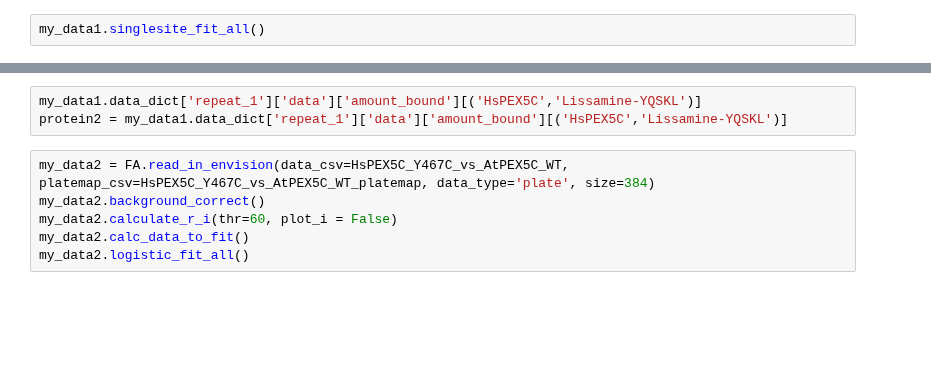
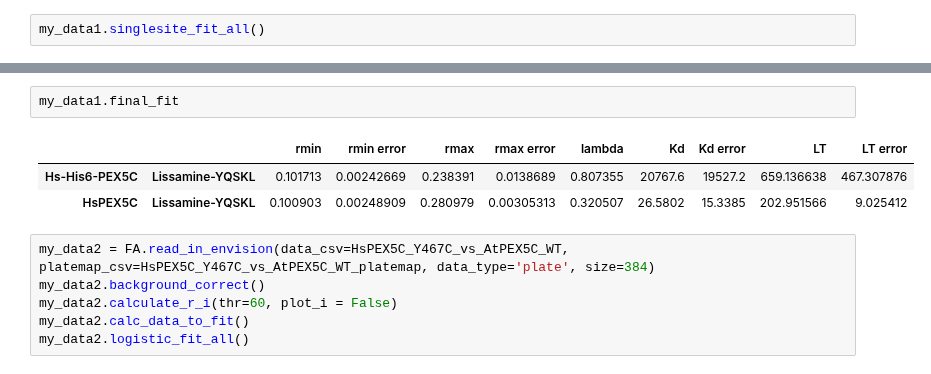
Before and after one commit to mariuszlas/Fluorescence-Anisotropy-Analysis-Development, a Jupyter notebook: fluorescenceanisotropy/fluores_anisotropy.ipynb, the cells around one changed output, grey strips where cells are left out. Cells and saved outputs as stored; diff of their text form; blank space fills up the shorter version.

```diff
--- a/fluorescenceanisotropy/fluores_anisotropy.ipynb
+++ b/fluorescenceanisotropy/fluores_anisotropy.ipynb
@@ -1236,6 +1199,9 @@ my_data1.data_dict['repeat_1']['data']['amount_bound'][('Hs-His6-PEX5C','Lissami
-# %%
-my_data1.data_dict['repeat_1']['data']['amount_bound'][('HsPEX5C','Lissamine-YQSKL')]
-protein2 = my_data1.data_dict['repeat_1']['data']['amount_bound'][('HsPEX5C','Lissamine-YQSKL')]
+# %%
+my_data1.final_fit
+# %% [output]
+|  |  | rmin | rmin error | rmax | rmax error | lambda | Kd | Kd error | LT | LT error |
+| Hs-His6-PEX5C | Lissamine-YQSKL | 0.101713 | 0.00242669 | 0.238391 | 0.0138689 | 0.807355 | 20767.6 | 19527.2 | 659.136638 | 467.307876 |
+| HsPEX5C | Lissamine-YQSKL | 0.100903 | 0.00248909 | 0.280979 | 0.00305313 | 0.320507 | 26.5802 | 15.3385 | 202.951566 | 9.025412 |
 # %%
 my_data2 = FA.read_in_envision(data_csv=HsPEX5C_Y467C_vs_AtPEX5C_WT, platemap_csv=HsPEX5C_Y467C_vs_AtPEX5C_WT_platemap, data_type='plate', size=384)
 my_data2.background_correct()
```
Also changed, not shown: parts of 12 cells of this notebook.
